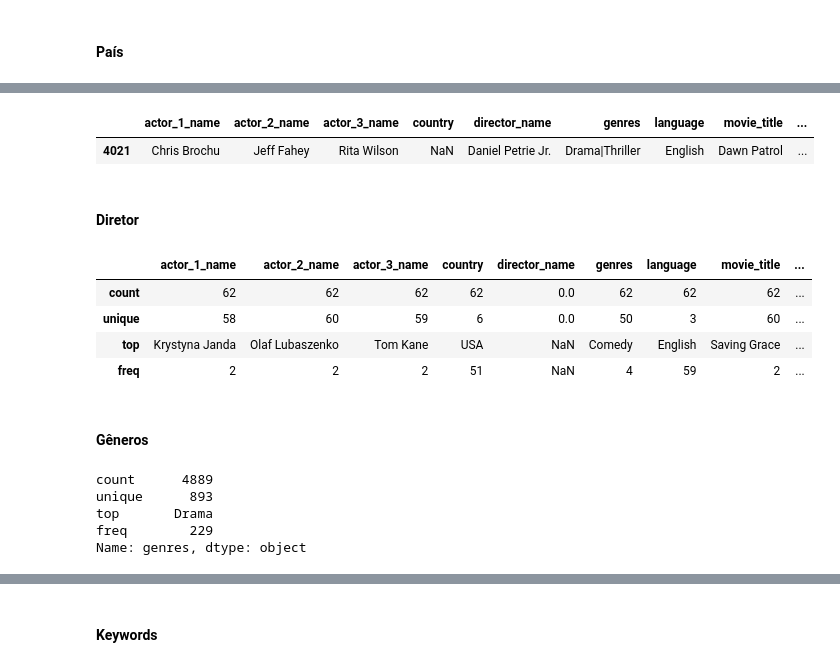
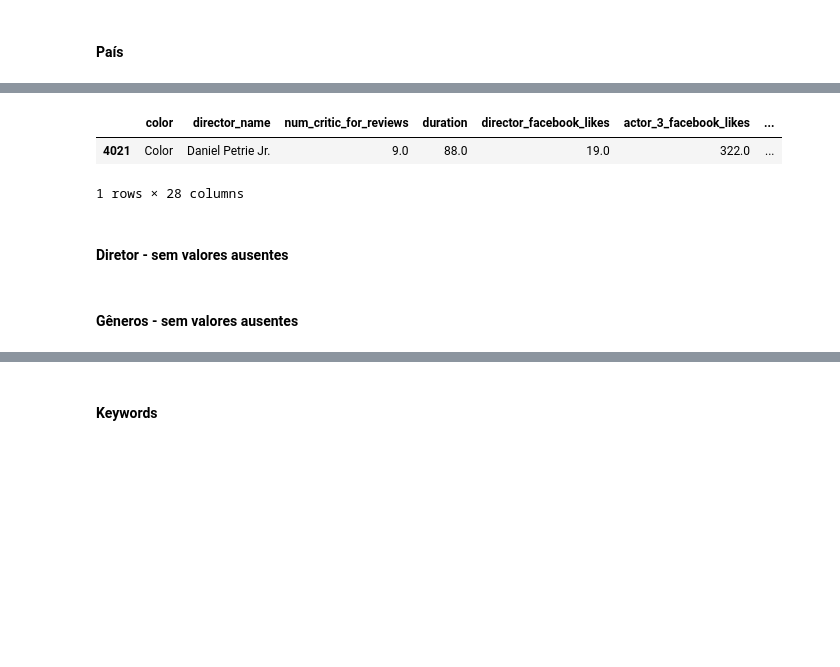
Before and after one commit to dcandrade/movie-data-mining, a Jupyter notebook: preprocessing/Preprocessing.ipynb, the cells around one changed output, grey strips where cells are left out. Drawn from its saved outputs; the diff is of its cells as text; code cells hidden in the pictures; blank space fills up the shorter version.

```diff
--- a/preprocessing/Preprocessing.ipynb
+++ b/preprocessing/Preprocessing.ipynb
@@ -42,6 +42,9 @@ print("{} de {} entradas removidas".format(size-len(movies_df), size))
 # %% [output]
 Número de variáveis: 28. Limite de 7.0 valores ausentes
 92 de 5043 entradas removidas
+# %%
+# Tirando todos os espaços em branco antes e depois das palavras
+movies_df = movies_df.applymap(lambda x: x.strip() if type(x) is str else x)
 # %% [markdown]
 ## 2.0 Separando variáveis categóricas das variáveis numéricas
 # %%
@@ -100,0 +108,4 @@ missing.describe()
+# %%
+## Os filmes que faltam o 3o autor são antigos e em pouca quantidade. Deletar.
+movies_df = movies_df[~movies_df['actor_3_name'].isna()]
+movies_df[categorical_variables].isnull().sum()
@@ -100,0 +158,2 @@ missing.describe()
+# %%
+movies_df = movies_df[~movies_df['title_year'].isna()]
@@ -100,0 +190,2 @@ missing.describe()
+# %%
+movies_df = movies_df[~movies_df['aspect_ratio'].isna()]
@@ -122,9 +232,10 @@ Germany      96
 Name: country, dtype: int64
 # %%
 ## Valores Ausentes
-categorical_df[categorical_df['country'].isna()]
+movies_df[movies_df['country'].isna()]
 # %% [output]
-|  | actor_1_name | actor_2_name | actor_3_name | country | director_name | genres | language | movie_title | ... |
-| 4021 | Chris Brochu | Jeff Fahey | Rita Wilson | NaN | Daniel Petrie Jr. | Drama|Thriller | English | Dawn Patrol | ... |
+|  | color | director_name | num_critic_for_reviews | duration | director_facebook_likes | actor_3_facebook_likes | ... |
+| 4021 | Color | Daniel Petrie Jr. | 9.0 | 88.0 | 19.0 | 322.0 | ... |
+1 rows × 28 columns
 # %%
 # Ajustando todos valores ausentes manualmente, baseando-se no país
@@ -138,10 +249,2 @@ categorical_df.loc[4021, 'country'] = "USA"
 # %% [markdown]
-#### Diretor
+#### Diretor - sem valores ausentes
-# %%
-categorical_df.loc[categorical_df['director_name'].isna()].describe()
-# %% [output]
-|  | actor_1_name | actor_2_name | actor_3_name | country | director_name | genres | language | movie_title | ... |
-| count | 62 | 62 | 62 | 62 | 0.0 | 62 | 62 | 62 | ... |
-| unique | 58 | 60 | 59 | 6 | 0.0 | 50 | 3 | 60 | ... |
-| top | Krystyna Janda | Olaf Lubaszenko | Tom Kane | USA | NaN | Comedy | English | Saving Grace | ... |
-| freq | 2 | 2 | 2 | 51 | NaN | 4 | 59 | 2 | ... |
@@ -151,10 +251,2 @@ categorical_df = categorical_df.loc[~categorical_df['director_name'].isna()]
 # %% [markdown]
-#### Gêneros
+#### Gêneros - sem valores ausentes
-# %%
-categorical_df['genres'].describe()
-# %% [output]
-count      4889
-unique      893
-top       Drama
-freq        229
-Name: genres, dtype: object
```
Also changed, not shown: parts of 91 cells of this notebook.
